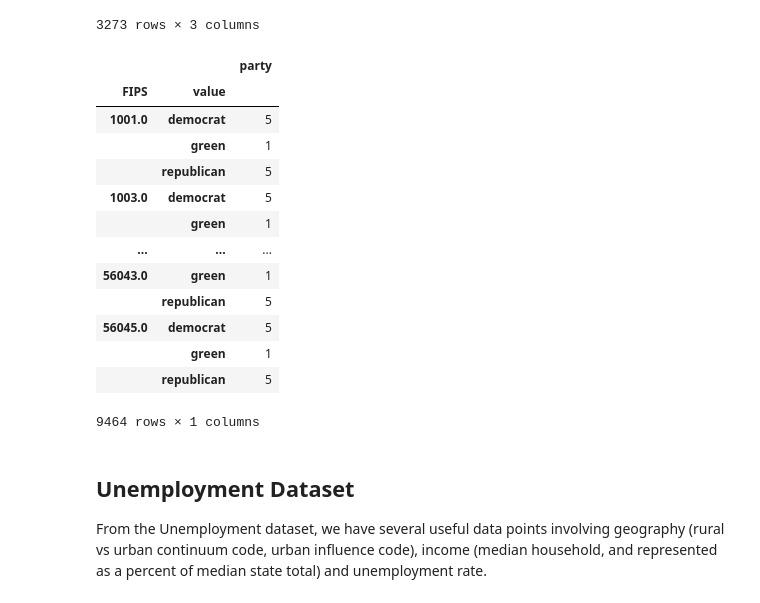
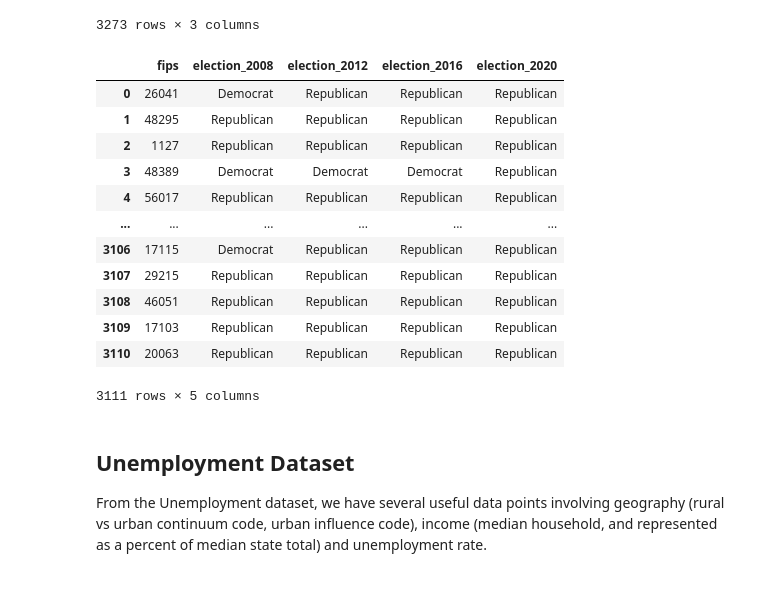
Before and after one commit to kuruparans/covid19-vaccine-hesitancy-analysis, a Jupyter notebook: data-cleaning.ipynb, the cells around one changed output. Drawn from its saved outputs; the diff is of its cells as text; code cells hidden in the pictures.

Commit message:
Read and combine elections datasets

```diff
--- a/data-cleaning.ipynb
+++ b/data-cleaning.ipynb
@@ -152,27 +152,37 @@ natality
 | 3271 | 72151 | 32,282 | NaN |
 | 3272 | 72153 | 33,575 | NaN |
 3273 rows × 3 columns
-# %%
-elections = pd.read_csv('datasets/raw/countypres_2000-2016.tab', sep='\t')
-elections = pd.melt(elections, id_vars='FIPS', var_name='party', value_vars='party')
-elections['FIPS'].unique()
-elections.groupby(['FIPS', 'value']).count()
-# TODO: check amount if results are available at all county levels
-# %% [output]
-|  |  | party |
-| FIPS | value |  |
-| 1001.0 | democrat | 5 |
-|  | green | 1 |
-|  | republican | 5 |
-| 1003.0 | democrat | 5 |
-|  | green | 1 |
-| ... | ... | ... |
-| 56043.0 | green | 1 |
-|  | republican | 5 |
-| 56045.0 | democrat | 5 |
-|  | green | 1 |
-|  | republican | 5 |
-9464 rows × 1 columns
+# %%
+election_years = [2008, 2012, 2016, 2020]
+def election_winner(row, year):
+    if row['dem_' + str(year)] > row['gop_' + str(year)]:
+        return 'Democrat'
+    else:
+        return 'Republican'
+elections_data = pd.read_csv('datasets/raw/US_County_Level_Presidential_Results_08-16.csv').rename(columns={'fips_code': 'fips'})
+elections_data_2020 = pd.read_csv('datasets/raw/2020_US_County_Level_Presidential_Results.csv').rename(columns={'votes_gop': 'gop_2020', 'votes_dem': 'dem_2020', 'county_fips': 'fips'})
+elections_data = elections_data.merge(elections_data_2020[['fips', 'gop_2020', 'dem_2020']], left_on='fips', right_on='fips')
+elections = pd.DataFrame()
+elections['fips'] = elections_data['fips']
+for year in election_years:
+    elections['election_' + str(year)] = elections_data.apply(lambda row: election_winner(row, year), axis=1)
+elections
+
+# TODO: check amount if results are available at all county levels
+# %% [output]
+|  | fips | election_2008 | election_2012 | election_2016 | election_2020 |
+| 0 | 26041 | Democrat | Republican | Republican | Republican |
+| 1 | 48295 | Republican | Republican | Republican | Republican |
+| 2 | 1127 | Republican | Republican | Republican | Republican |
+| 3 | 48389 | Democrat | Democrat | Democrat | Republican |
+| 4 | 56017 | Republican | Republican | Republican | Republican |
+| ... | ... | ... | ... | ... | ... |
+| 3106 | 17115 | Democrat | Republican | Republican | Republican |
+| 3107 | 29215 | Republican | Republican | Republican | Republican |
+| 3108 | 46051 | Republican | Republican | Republican | Republican |
+| 3109 | 17103 | Republican | Republican | Republican | Republican |
+| 3110 | 20063 | Republican | Republican | Republican | Republican |
+3111 rows × 5 columns
 # %% [markdown]
 ## Unemployment Dataset
 From the Unemployment dataset, we have several useful data points involving geography (rural vs urban continuum code, urban influence code), income (median household, and represented as a percent of median state total) and unemployment rate.
```
